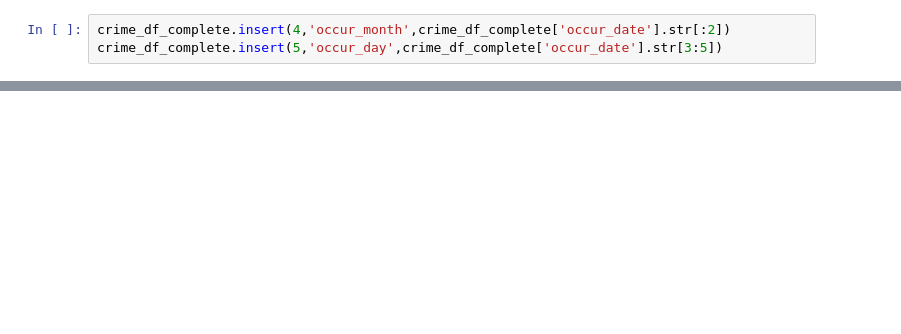
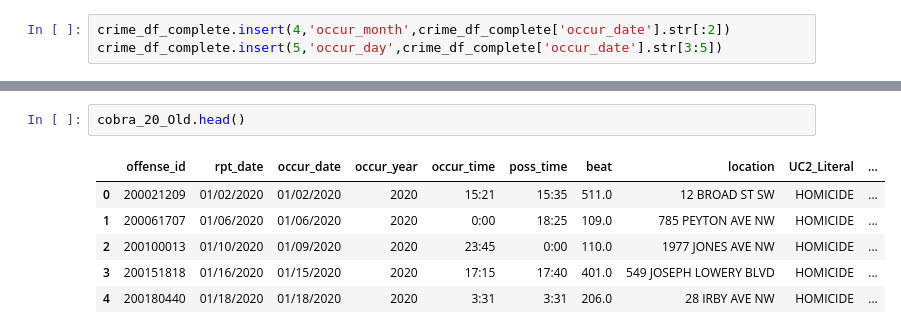
Before and after one commit to iiiramal/project-1-team-4, a Jupyter notebook: project-1-team-4.ipynb, the cells around one changed output, grey strips where cells are left out. Saved outputs shown, nothing was run; the diff lists cells and outputs as text; blank space fills up the shorter version.

```diff
--- a/project-1-team-4.ipynb
+++ b/project-1-team-4.ipynb
@@ -106,0 +232,9 @@ county_cases.head()
+# %%
+cobra_20_Old.head()
+# %% [output]
+|  | offense_id | rpt_date | occur_date | occur_year | occur_time | poss_time | beat | location | UC2_Literal | ... |
+| 0 | 200021209 | 01/02/2020 | 01/02/2020 | 2020 | 15:21 | 15:35 | 511.0 | 12 BROAD ST SW | HOMICIDE | ... |
+| 1 | 200061707 | 01/06/2020 | 01/06/2020 | 2020 | 0:00 | 18:25 | 109.0 | 785 PEYTON AVE NW | HOMICIDE | ... |
+| 2 | 200100013 | 01/10/2020 | 01/09/2020 | 2020 | 23:45 | 0:00 | 110.0 | 1977 JONES AVE NW | HOMICIDE | ... |
+| 3 | 200151818 | 01/16/2020 | 01/15/2020 | 2020 | 17:15 | 17:40 | 401.0 | 549 JOSEPH LOWERY BLVD | HOMICIDE | ... |
+| 4 | 200180440 | 01/18/2020 | 01/18/2020 | 2020 | 3:31 | 3:31 | 206.0 | 28 IRBY AVE NW | HOMICIDE | ... |
```
Also changed, not shown: parts of 21 cells of this notebook.
